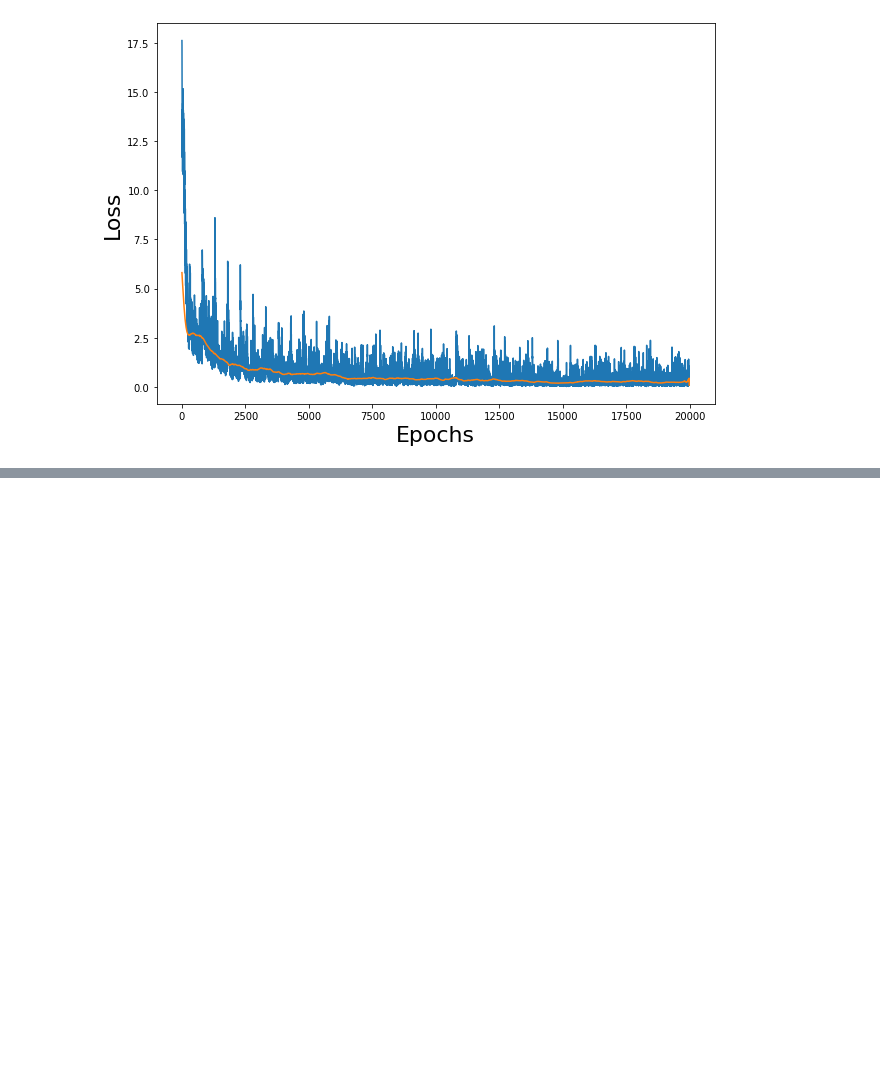
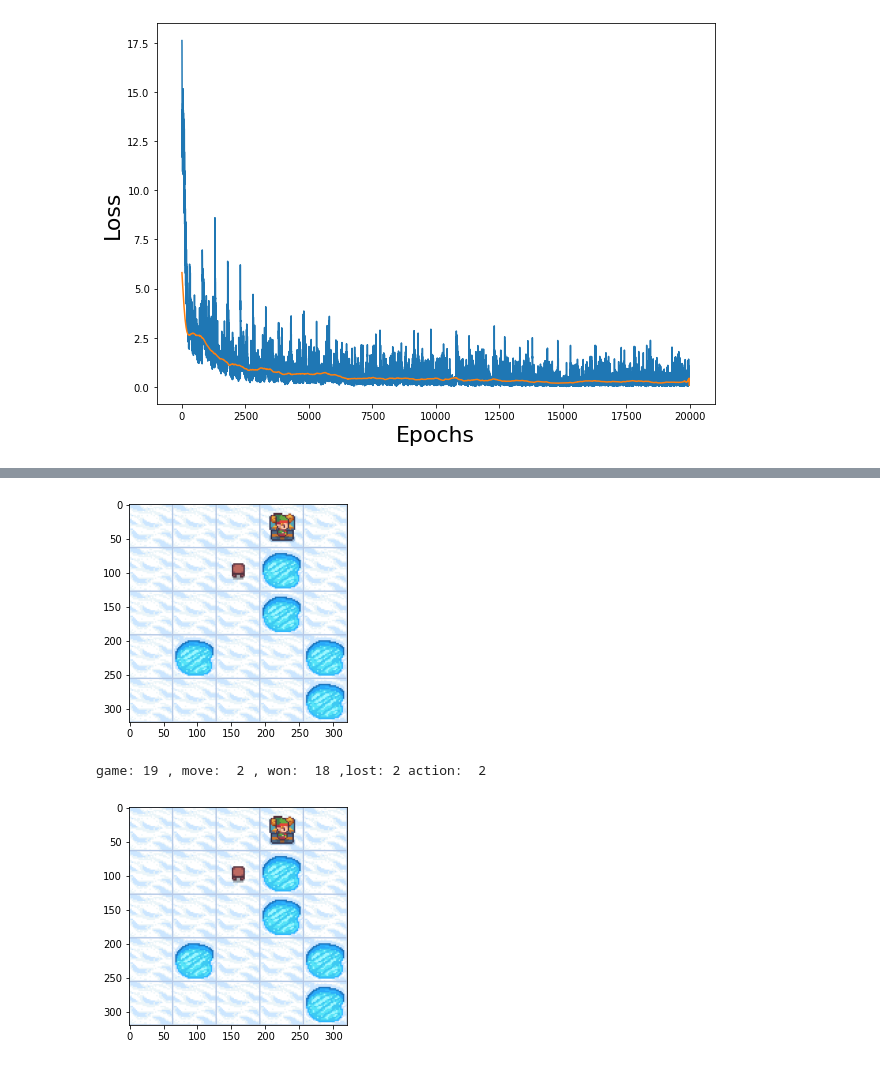
Before and after one commit to krajit/frozenlake, a Jupyter notebook: frozenLake-randomStartingAndEndPosition.ipynb, the cells around one changed output, grey strips where cells are left out. Drawn from its saved outputs; the diff is of its cells as text; code cells hidden in the pictures; blank space fills up the shorter version.

```diff
--- a/frozenLake-randomStartingAndEndPosition.ipynb
+++ b/frozenLake-randomStartingAndEndPosition.ipynb
@@ -297,0 +544,58 @@ game: 19 , move:  4 , won:  18 ,lost: 2 action:  1
+# %%
+# lets play
+import time
+won = 0
+lost = 0
+nH = 5.    # desired number of hole: this is probabilistic
+pH = 1 - nH/(gSize*gSize)
+
+for iii in range(20):
+    plt.cla()
+    env = gym.make('FrozenLake-v1',
+                   desc=generate_random_map(size= gSize, p=pH),
+                   map_name=None, is_slippery=False)
+    env.reset()
+    sx,sy = np.where(env.desc==b"S")
+    sPos = gSize*sx[0]+sy[0] # staring position
+    gx,gy = np.where(env.desc==b"G")
+    gPos = gSize*gx[0]+gy[0] # ending position
+
+    state_ = oneHot(sPos,h=0)
+    state = torch.tensor(state_).float()
+    qval = model(state) #H
+    qval_ = qval.data.numpy()
+    action = np.argmax(qval_)
+
+    status = 1 #F
+    i = 0
+    while(status == 1): #G
+        plt.cla()
+    #for j in range(1):
+        print("game:", iii, ", move: ", i, ", won: ", won, ",lost:", lost, "action: ", action)
+
+
+        s, reward, done, _ =  env.step(action)
+        i += 1
+        state_ = oneHot(s,h=1)
+        state1 = torch.tensor(state_).float()
+        qval = model(state1) #H
+        qval_ = qval.data.numpy()
+        action = np.argmax(qval_)
+
+        if i > 100 or done == True:
+            status = 0
+            if reward > 0:
+                won += 1
+            else:
+                lost +=1
+        plt.imshow(env.render(mode="rgb_array"))
+        time.sleep(0.1)
+
+        display.clear_output(wait=True)
+        display.display(plt.gcf())
+        plt.gcf()
+print("game:", iii, ", move: ", i, ", won: ", won, ",lost:", lost, "action: ", action)
+# %% [output]
+[figure, added]
+game: 19 , move:  2 , won:  18 ,lost: 2 action:  2
+[figure, added]
```
Also changed, not shown: parts of 15 cells of this notebook, 15 other files.
